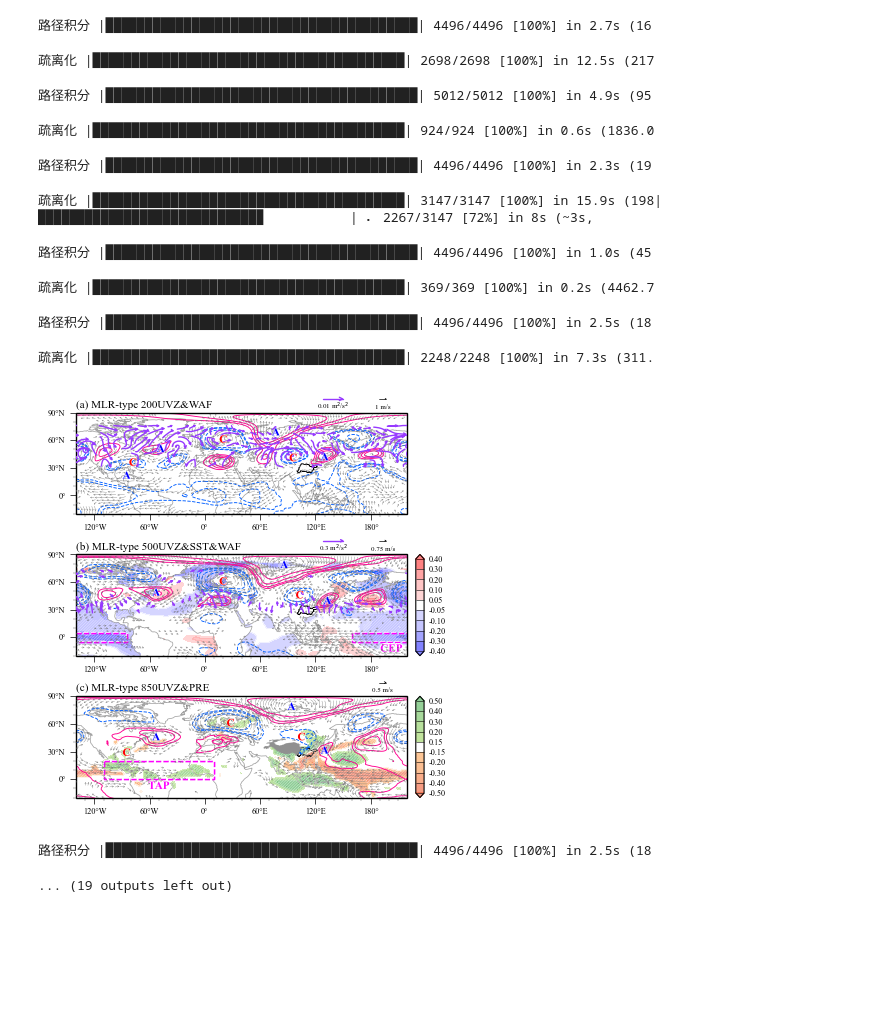
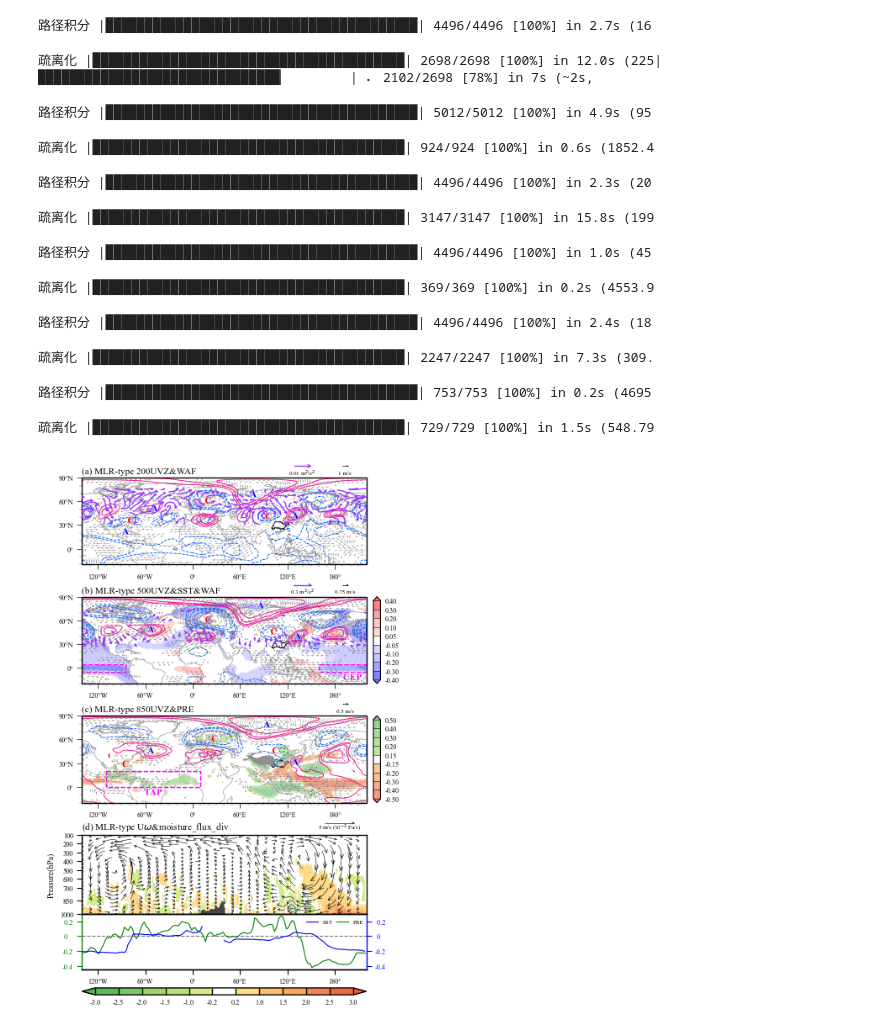
Before and after one commit to hhhopsong/work, a Jupyter notebook: Meteorological/p2/各空间型的异常要素场.ipynb, the cells around one changed output. Cells and saved outputs as stored; diff of their text form; code cells hidden in the pictures; blank space fills up the shorter version.

```diff
--- a/Meteorological/p2/各空间型的异常要素场.ipynb
+++ b/Meteorological/p2/各空间型的异常要素场.ipynb
@@ -270,11 +791,22 @@ plt.rcParams['font.family'] = 'Times New Roman'
 # 绘图
 type_name = ['MLR-type', 'AR-type', 'UR-type']
 for ipic in tq.trange(len(K_type['type'])):
-    if ipic!=2: continue
+    if ipic!=0: continue
     p_th = r_test(62, 0.1) if ipic!=1 else r_test(61, 0.1)# 62为样本量，0.1为显著性水平
-    fig = plt.figure(figsize=(10, 5))
-    fig.subplots_adjust(hspace=0.4)  # Increase vertical spacing between subplots
-    gs = gridspec.GridSpec(3, 1)
+    if ipic == 0:
+        fig = plt.figure(figsize=(10, 8.2))
+        fig.subplots_adjust(hspace=0.4)
+        gs = gridspec.GridSpec(
+            5,
+            1,
+            height_ratios=[1, 1, 1, 1.55, 0.08],
+            hspace=0.4
+        )
+    else:
+        fig = plt.figure(figsize=(10, 5))
+        fig.subplots_adjust(hspace=0.4)
+        gs = gridspec.GridSpec(3, 1)
+
     xticks1 = np.arange(-180, 180, 60)
     yticks1 = np.arange(-0, 91, 30)
     if ipic==0:
@@ -313,13 +845,7 @@ for ipic in tq.trange(len(K_type['type'])):
     reg_z_, lon = add_cyclic_point(corr_z['reg'].sel(type=ipic+1, level=200), coord=corr_z['lon'])
     corr_z_, lon = add_cyclic_point(corr_z['corr'].sel(type=ipic+1, level=200), coord=corr_z['lon'])
     lev_z = np.array([-10, -8, -6, -4, -2, 2, 4, 6, 8, 10])
-    # reg_z_ = np.where((np.abs(reg_z_) < 30), np.nan, reg_z_)
-    # waf_contf = ax1.contourf(lon, corr_z['lat'], reg_z_/9.8,
-    #                                        levels=lev_z,
-    #                                        cmap=cmaps.temp_diff_18lev[5:-5],
-    #                                        extend='both', alpha=.75,
-    #                                        transform=ccrs.PlateCarree(central_longitude=0))
-    # waf_cont = ax1.contour(lon, corr_z['lat'], reg_z_/9.8, colors='white', levels=lev_z, linestyles='solid', linewidths=0.4, transform=ccrs.PlateCarree(central_longitude=0))
+
     if ipic==0:
         z_high = ax1.contour(lon, corr_z['lat'], reg_z_/9.8, colors='#ff0090', levels=[4, 6,  8], linewidths=0.65, transform=ccrs.PlateCarree(central_longitude=0))
         z_low = ax1.contour(lon, corr_z['lat'], reg_z_/9.8, colors='#005eff', levels=[-9, -6, -5], linewidths=0.65, transform=ccrs.PlateCarree(central_longitude=0), linestyles='--')
@@ -588,40 +1114,46 @@ for ipic in tq.trange(len(K_type['type'])):
         plot_text(ax2, 123, 21, 'C', 8, 'red')
 
         plot_text(ax3, -46, 42, 'A', 8, 'blue')
         plot_text(ax3, -25, 58, 'C', 8, 'red')
         plot_text(ax3,  25, 63, 'A', 8, 'blue')
         plot_text(ax3,  93, 59, 'C', 8, 'red')
         plot_text(ax3, 130, 34, 'A', 8, 'blue')
         plot_text(ax3, 134, 18, 'C', 8, 'red')
 
 
 
     # 边框显示为黑色
     ax3.grid(False)
     for spine in ax3.spines.values():
         spine.set_edgecolor('black')
     # 色条
     ax3_colorbar = inset_axes(ax3, width="2.5%", height="100%", loc='lower left', bbox_to_anchor=(1.025, 0., 1, 1), bbox_transform=ax3.transAxes, borderpad=0)
     cb3 = plt.colorbar(pre, cax=ax3_colorbar, orientation='vertical', drawedges=True)
     cb3.outline.set_edgecolor('black')  # 将colorbar边框调为黑色
     cb3.dividers.set_color('black') # 将colorbar内间隔线调为黑色
     cb3.locator = ticker.FixedLocator(lev_pre)
     cb3.set_ticklabels([str(f'{lev:.2f}') for lev in lev_pre])
     cb3.ax.tick_params(length=0, labelsize=6)  # length为刻度线的长度
+    if ipic == 0:
+        ddata = prepare_d_panel_data(PYFILE, DATA, K_type, type_id=1)
+        cax_d = fig.add_axes([0.196, 0.13, 0.64, 0.01])
+        add_d_panel(fig, gs[3], cax_d, ddata, ref_ax=ax3)
+
+
     plt.savefig(fr'{PYFILE}/p2/pic/各空间型异常环流场{ipic}.pdf', bbox_inches='tight')
     plt.savefig(fr'{PYFILE}/p2/pic/各空间型异常环流场{ipic}.png', bbox_inches='tight', dpi=600)
     plt.show()
 # %% [output]
 路径积分 |████████████████████████████████████████| 4496/4496 [100%] in 2.7s (16
-疏离化 |████████████████████████████████████████| 2698/2698 [100%] in 12.5s (217
+疏离化 |████████████████████████████████████████| 2698/2698 [100%] in 12.0s (225|███████████████████████████████▏        | ⠄ 2102/2698 [78%] in 7s (~2s,
 路径积分 |████████████████████████████████████████| 5012/5012 [100%] in 4.9s (95
-疏离化 |████████████████████████████████████████| 924/924 [100%] in 0.6s (1836.0
+疏离化 |████████████████████████████████████████| 924/924 [100%] in 0.6s (1852.4
-路径积分 |████████████████████████████████████████| 4496/4496 [100%] in 2.3s (19
+路径积分 |████████████████████████████████████████| 4496/4496 [100%] in 2.3s (20
-疏离化 |████████████████████████████████████████| 3147/3147 [100%] in 15.9s (198|████████████████████████████▉           | ⠄ 2267/3147 [72%] in 8s (~3s,
+疏离化 |████████████████████████████████████████| 3147/3147 [100%] in 15.8s (199
 路径积分 |████████████████████████████████████████| 4496/4496 [100%] in 1.0s (45
-疏离化 |████████████████████████████████████████| 369/369 [100%] in 0.2s (4462.7
+疏离化 |████████████████████████████████████████| 369/369 [100%] in 0.2s (4553.9
-路径积分 |████████████████████████████████████████| 4496/4496 [100%] in 2.5s (18
+路径积分 |████████████████████████████████████████| 4496/4496 [100%] in 2.4s (18
-疏离化 |████████████████████████████████████████| 2248/2248 [100%] in 7.3s (311.
+疏离化 |████████████████████████████████████████| 2247/2247 [100%] in 7.3s (309.
-[figure, old version]
-路径积分 |████████████████████████████████████████| 4496/4496 [100%] in 2.5s (18
+路径积分 |████████████████████████████████████████| 753/753 [100%] in 0.2s (4695
-... (19 outputs left out)
+疏离化 |████████████████████████████████████████| 729/729 [100%] in 1.5s (548.79
+[figure, new version]
```
Also changed, not shown: parts of 2 cells of this notebook, 1 other file.
